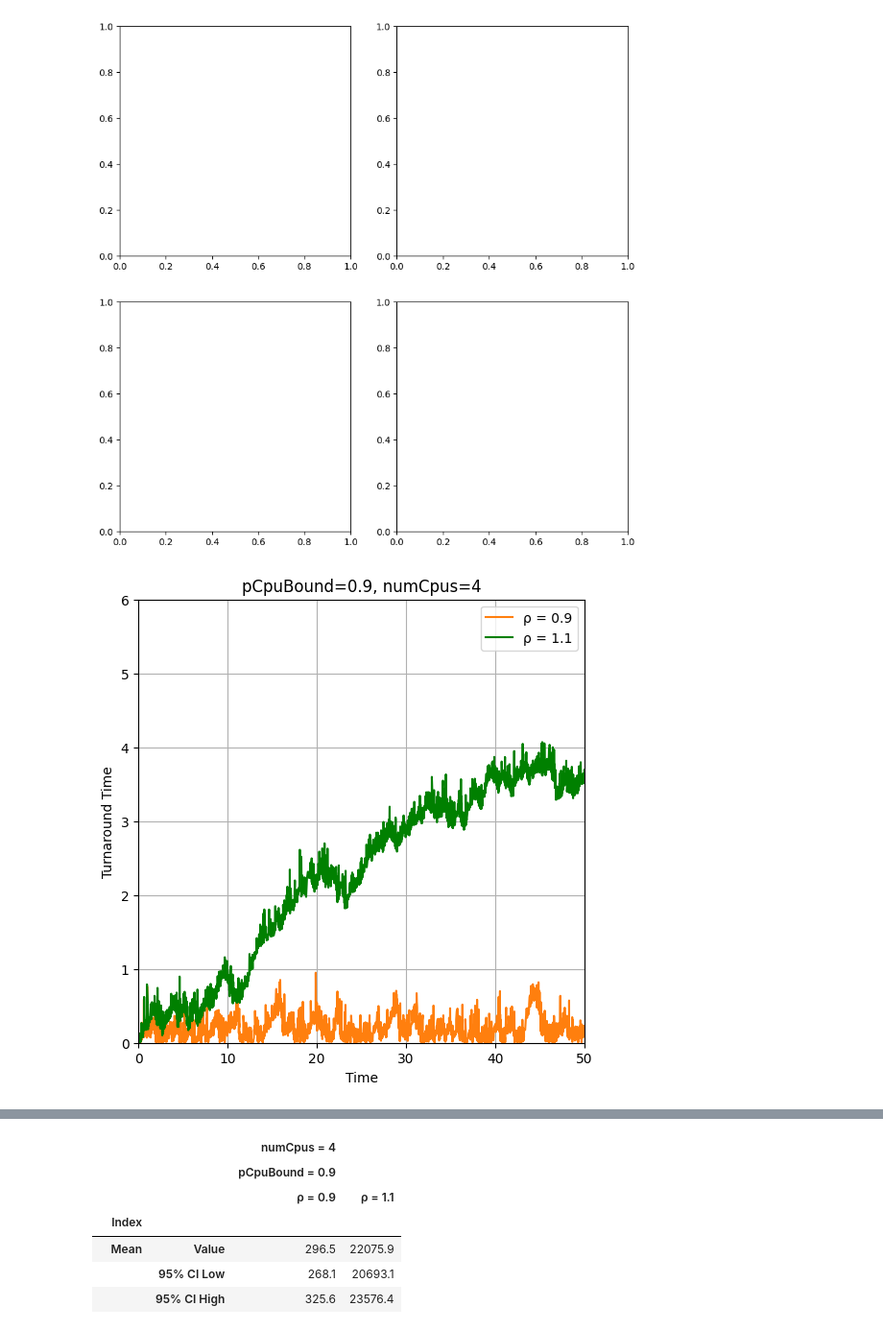
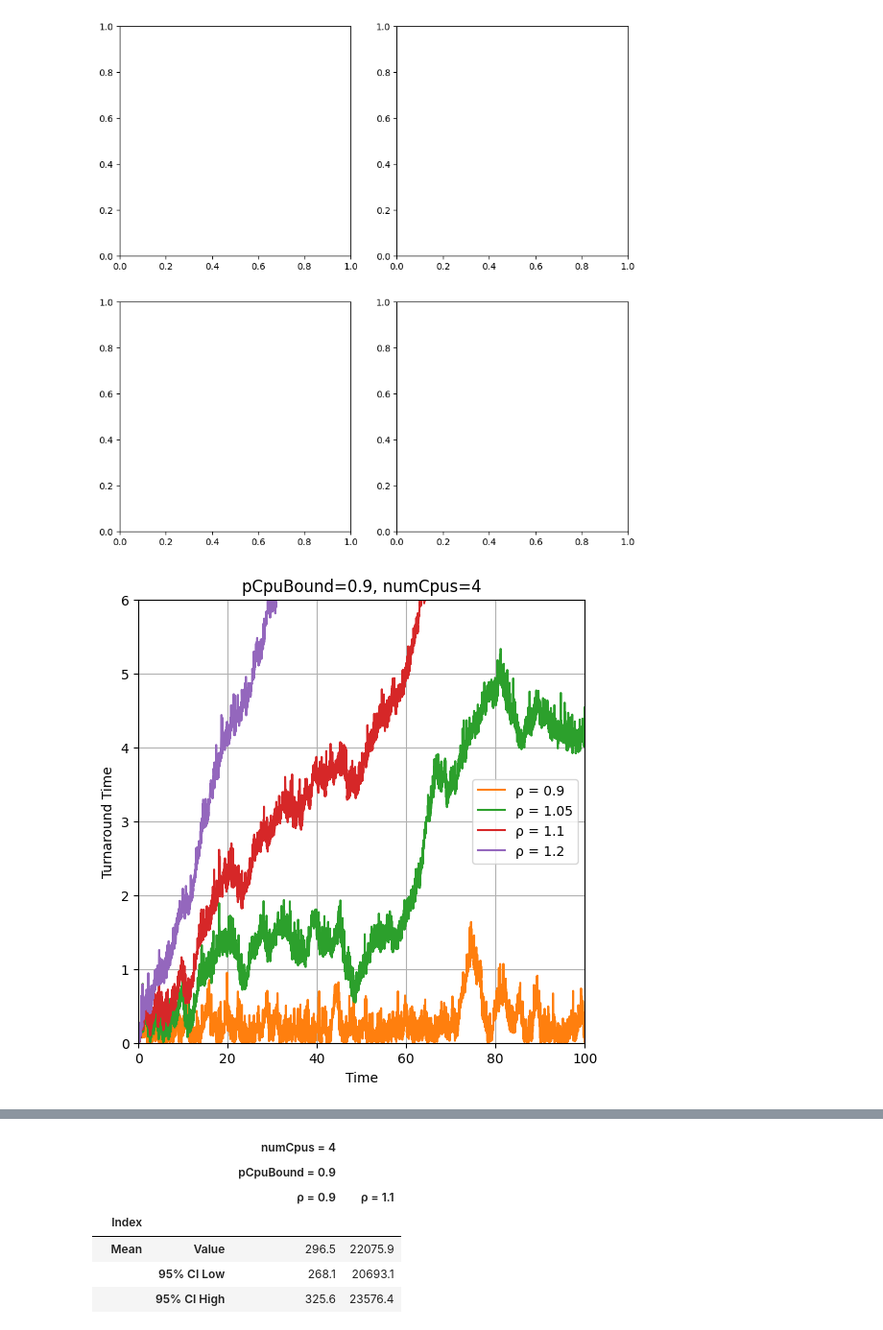
Before and after one commit to Sonic803/multi-core-sched, a Jupyter notebook: python/fcfsTurnSaturation.ipynb, the cells around one changed output, grey strips where cells are left out. Shown: that part at 96% size. Drawn from its saved outputs; the diff is of its cells as text; code cells hidden in the pictures.

```diff
--- a/python/fcfsTurnSaturation.ipynb
+++ b/python/fcfsTurnSaturation.ipynb
@@ -80,11 +82,10 @@ filter={
     "$isFCFS"                   : 'true'
 }
 # %%
-rhoSmall='0.9'
-rhoBig='1.1'
+rhos=['0.9','1.05','1.1','1.2']
 # %%
-rhoStrings=[f"ρ = {rhoSmall}",f"ρ = {rhoBig}"]
-colors1=['#1F77B4','#FF7F0E','#008000']
+rhoStrings=[f"ρ = {rho}" for rho in rhos]
+colors1=['#1F77B4','#FF7F0E','#2ca02c','#d62728','#9467bd']
 colors2=['#FF00FF','#FF0000']
 # %%
 filtered_dict={}
@@ -104,12 +105,13 @@ for key, value in good_dict.items():
         filtered_dict[key] = value
 
         parametersNoRho = key_dict.copy()
-        rhoPos= rhoBig == parametersNoRho["$rho"]
+        rho = parametersNoRho["$rho"]
+        rhoPos = rhos.index(rho)
         parametersNoRho.pop("$rho", None)
         parametersNoRhoString=str(parametersNoRho)
 
         if parametersNoRhoString not in filtered_dict_rho:
-            filtered_dict_rho[parametersNoRhoString]=[{},{}]
+            filtered_dict_rho[parametersNoRhoString]=[{}]*len(rhos)
 
         filtered_dict_rho[parametersNoRhoString][rhoPos] = value.copy()
 
@@ -159,35 +163,35 @@ import matplotlib.pyplot as plt
 from scipy.stats import gamma, expon
 
 # Assuming filtered_array_rho, filtered_dict, and getMeasurement are already defined
 
 # Create subplots
 
 plt.figure(figsize=(6, 6))
 
 
 for rhoNum, elementRho in enumerate(filtered_array_rho[0]):
 
     values = elementRho["modules"]["Computer.scheduler"][statistic]["values"]
     times = elementRho["modules"]["Computer.scheduler"][statistic]["times"]
     measurement = elementRho["measurement"]
 
     ax, measurementString = getMeasurement(axs, measurement)
 
     # Create a line plot
     plt.plot(times, values, label=rhoStrings[rhoNum], color=colors1[rhoNum+1])
 
 # Add labels and title
 plt.xlabel('Time')
 plt.ylabel('Turnaround Time')
 plt.title(measurementString)
 plt.legend()
 plt.grid(True)
-plt.xlim(0, 50)
+plt.xlim(0, 100)
 plt.ylim(0, 6)
 # Show the plot
 plt.show()
 # %% [output]
-[figure, old version]
+[figure, new version]
 # %%
 import numpy as np
 import matplotlib.pyplot as plt
```
Also changed, not shown: parts of 5 cells of this notebook, 2 other files.
